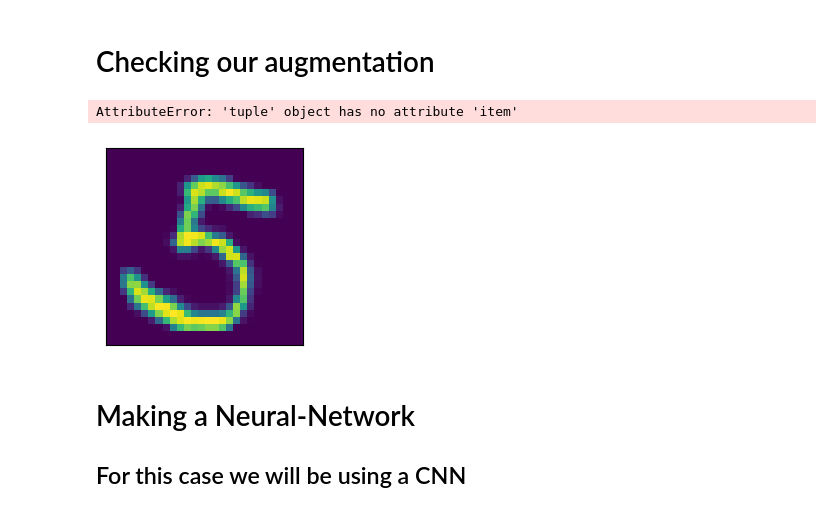
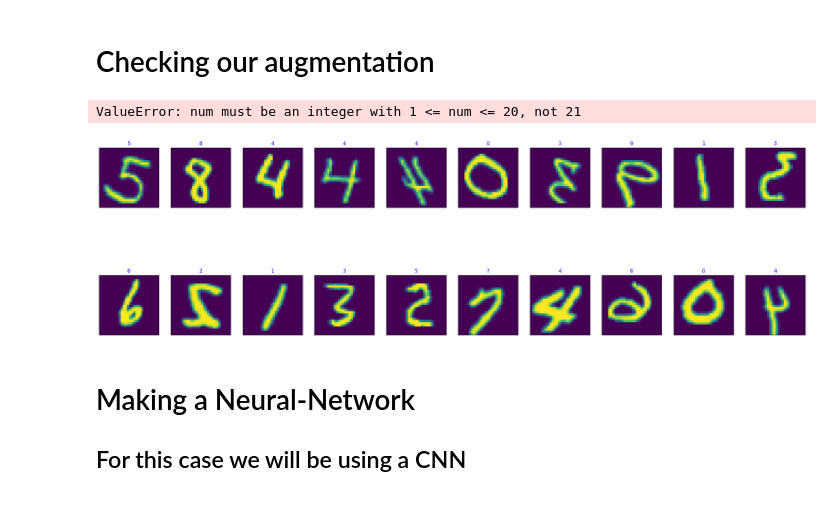
Before and after one commit to So7eN7/PyTorch-Journey, a Jupyter notebook: MNIST.ipynb, the cells around one changed output. Drawn from its saved outputs; the diff is of its cells as text; code cells hidden in the pictures.

```diff
--- a/MNIST.ipynb
+++ b/MNIST.ipynb
@@ -93,13 +93,13 @@ Batch std tensor([0.9994])
 # Checking our augmentation
 # %%
 fig=plt.figure(figsize=(30,10))
-for i in range(len(_)):
+for i in range(len(labels)):
     ax=fig.add_subplot(2,10,i+1,xticks=[],yticks=[])
     plt.imshow(np.squeeze(imgs[i]))
-    ax.set_title(_[i].item(),color='blue')
+    ax.set_title(labels[i].item(),color='blue')
 # %% [output]
-AttributeError: 'tuple' object has no attribute 'item'
+ValueError: num must be an integer with 1 <= num <= 20, not 21
-[figure, old version]
+[figure, new version]
 # %% [markdown]
 # Making a Neural-Network
 ## For this case we will be using a CNN
```
Also changed, not shown: parts of 7 cells of this notebook.
